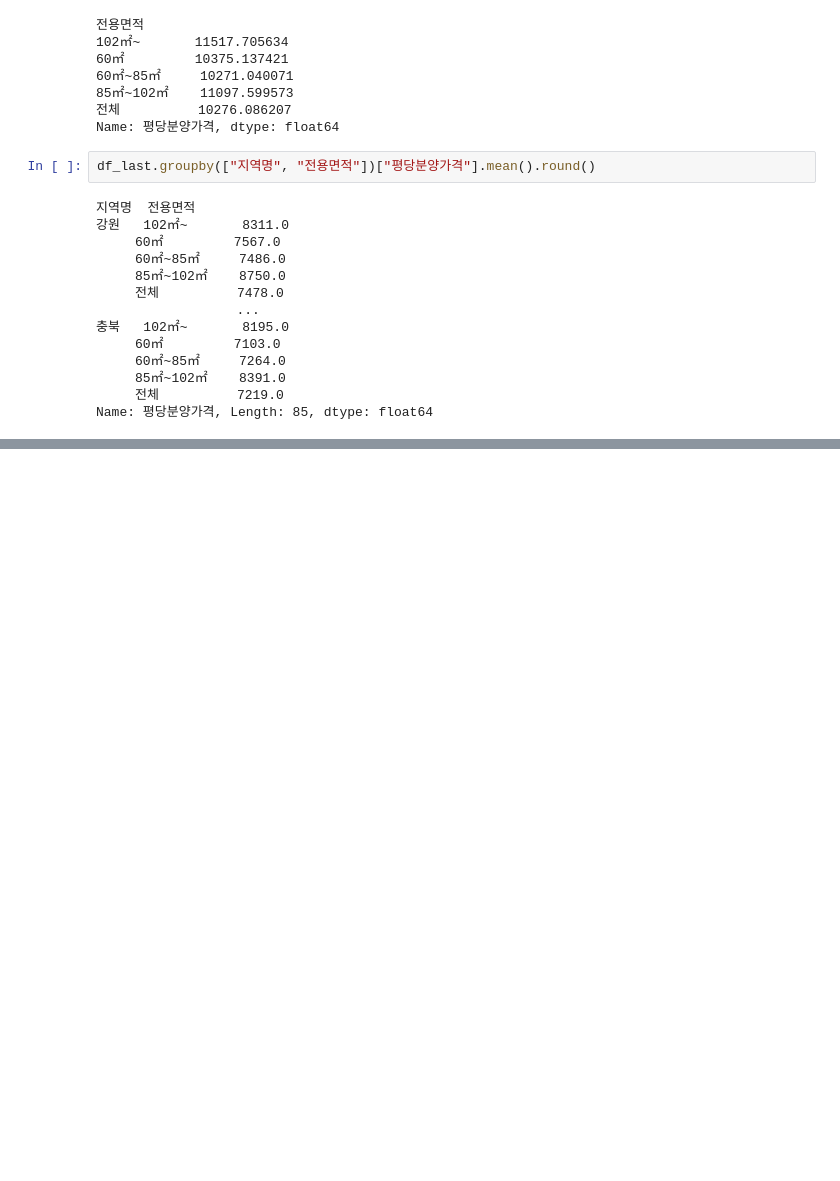
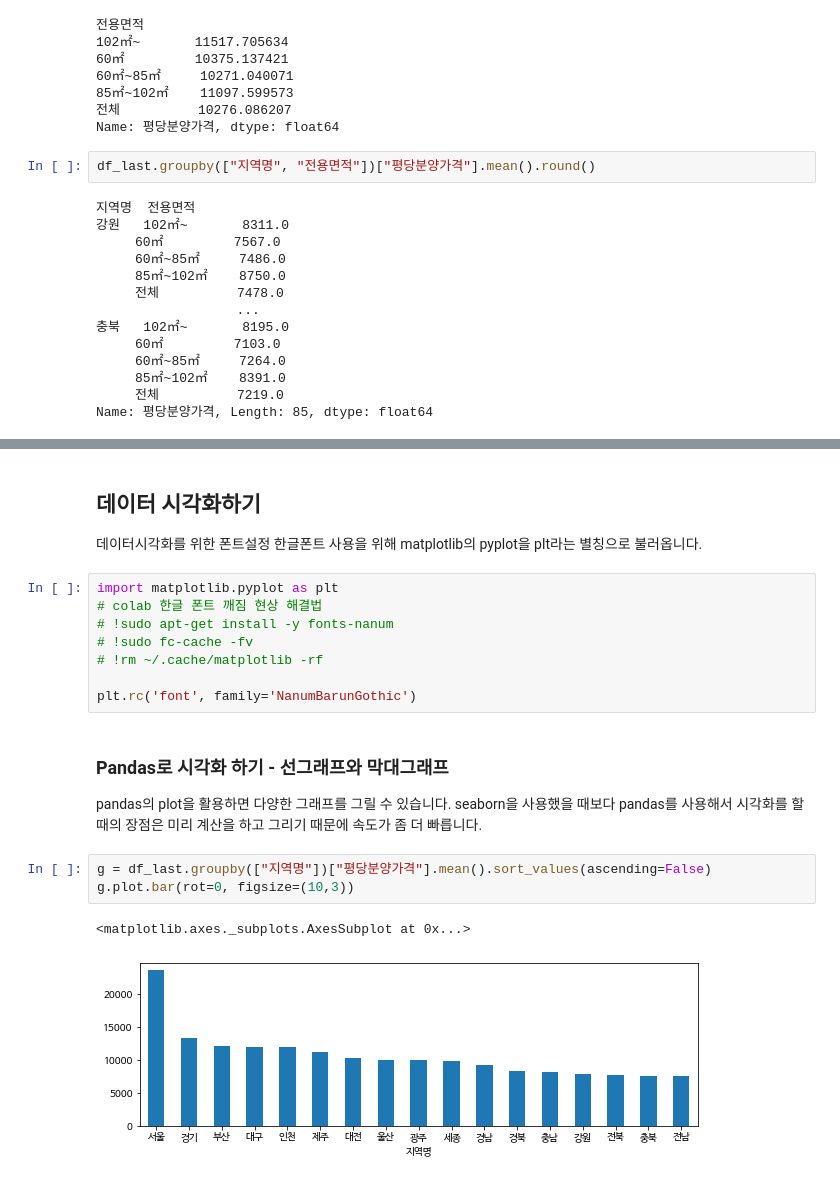
Before and after one commit to NeoGuRi95/-, a Jupyter notebook: inflearn_공공데이터로 파이썬 데이터 분석 시작하기/Chapter_1_전국_신규_민간_아파트_분양가_분석.ipynb, the cells around one changed output, grey strips where cells are left out. Drawn from its saved outputs; the diff is of its cells as text; blank space fills up the shorter version.

Commit message:
Colaboratory를 통해 생성됨

```diff
--- a/inflearn_공공데이터로 파이썬 데이터 분석 시작하기/Chapter_1_전국_신규_민간_아파트_분양가_분석.ipynb
+++ b/inflearn_공공데이터로 파이썬 데이터 분석 시작하기/Chapter_1_전국_신규_민간_아파트_분양가_분석.ipynb
@@ -331,0 +366,21 @@ df_last.groupby(['연도', '지역명'])['평당분양가격'].mean().unstack()
+# %% [markdown]
+## 데이터 시각화하기
+데이터시각화를 위한 폰트설정
+한글폰트 사용을 위해 matplotlib의 pyplot을 plt라는 별칭으로 불러옵니다.
+# %%
+import matplotlib.pyplot as plt
+# colab 한글 폰트 깨짐 현상 해결법
+# !sudo apt-get install -y fonts-nanum
+# !sudo fc-cache -fv
+# !rm ~/.cache/matplotlib -rf
+
+plt.rc('font', family='NanumBarunGothic')
+# %% [markdown]
+### Pandas로 시각화 하기 - 선그래프와 막대그래프
+pandas의 plot을 활용하면 다양한 그래프를 그릴 수 있습니다. seaborn을 사용했을 때보다 pandas를 사용해서 시각화를 할 때의 장점은 미리 계산을 하고 그리기 때문에 속도가 좀 더 빠릅니다.
+# %%
+g = df_last.groupby(["지역명"])["평당분양가격"].mean().sort_values(ascending=False)
+g.plot.bar(rot=0, figsize=(10,3))
+# %% [output]
+<matplotlib.axes._subplots.AxesSubplot at 0x...>
+[figure, added]
```
Also changed, not shown: parts of 22 cells of this notebook.
